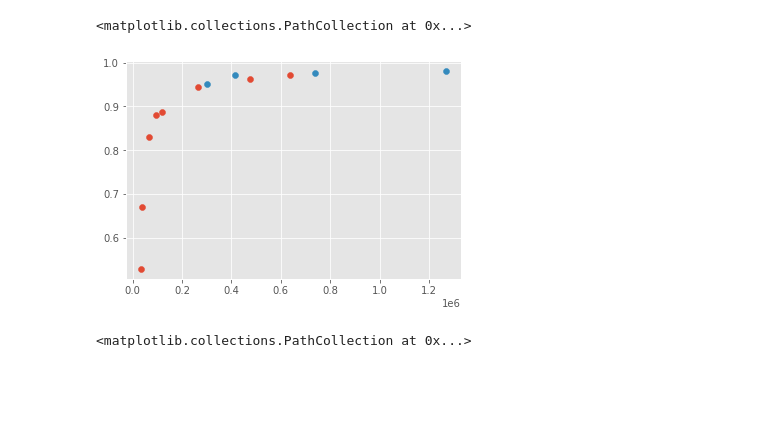
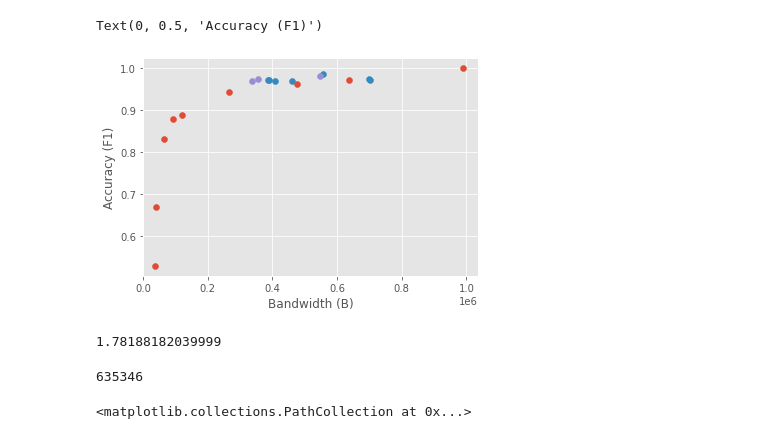
Before and after one commit to KuntaiDu/AccMPEG, a Jupyter notebook: visualize.ipynb, the cells around one changed output. Drawn from its saved outputs; the diff is of its cells as text; code cells hidden in the pictures; blank space fills up the shorter version.

```diff
--- a/visualize.ipynb
+++ b/visualize.ipynb
@@ -3,23 +3,34 @@ import matplotlib.pyplot as plt
 # %%
 mpeg = []
 compressed1 = []
+compressed2 = []
 with open('stats', 'r') as f:
     for line in f.readlines():
         line = line.split(',')
         name = line[0]
         acc = float(line[1])
         bw = int(line[2])
+
         if 'compressed' in name:
-            if 'base_34' in name and 'tile_80' in name:
+            if acc < 0.97:
+                continue
+            if 'base_34' in name and 'cont_weight_0' in name:
                 compressed1.append({
                     'acc': acc,
-                    'bw': bw
+                    'bw': bw,
+                    'name': name
                 })
-            if 'base_34' in name and 'tile_16' in name:
-                compressed1.append({
+            if 'base_34' in name and 'cont_weight_32' in name:
+                compressed2.append({
                     'acc': acc,
-                    'bw': bw
+                    'bw': bw,
+                    'name': name
                 })
+            # compressed1.append({
+            #     'acc': acc,
+            #     'bw': bw,
+            #     'name': name
+            # })
         else:
             mpeg.append({
                 'acc': acc,
@@ -29,11 +40,24 @@ with open('stats', 'r') as f:
 plt.style.use('ggplot')
 # %%
 plt.scatter([i['bw'] for i in mpeg], [i['acc'] for i in mpeg])
-plt.scatter([i['bw'] for i in compressed], [i['acc'] for i in compressed1])
-plt.scatter([i['bw'] for i in compressed], [i['acc'] for i in compressed2])
+
+plt.scatter([i['bw'] for i in compressed1], [i['acc'] for i in compressed1])
+plt.scatter([i['bw'] for i in compressed2], [i['acc'] for i in compressed2])
+
+plt.xlim(left=0)
+plt.xlabel('Bandwidth (B)')
+plt.ylabel('Accuracy (F1)')
 # %% [output]
-<matplotlib.collections.PathCollection at 0x...>
+Text(0, 0.5, 'Accuracy (F1)')
-[figure, old version]
+[figure, new version]
+# %%
+mpeg[1]['bw'] / compressed2[1]['bw']
+# %% [output]
+1.78188182039999
+# %%
+mpeg[1]['bw']
+# %% [output]
+635346
 # %%
 plt.scatter([i['bw'] for i in mpeg], [i['acc'] for i in mpeg])
 plt.scatter([i['bw'] for i in compressed], [i['acc'] for i in compressed])
```
Also changed, not shown: 6 other files.
